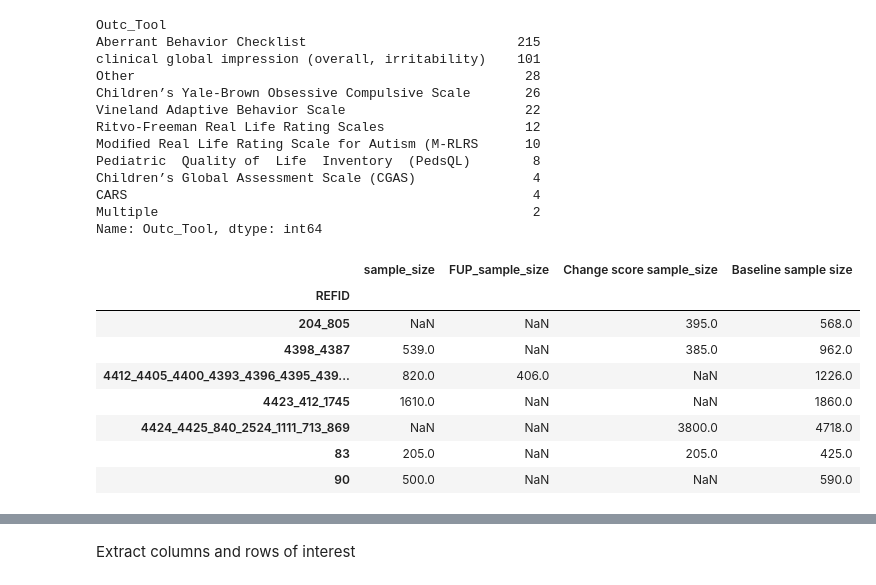
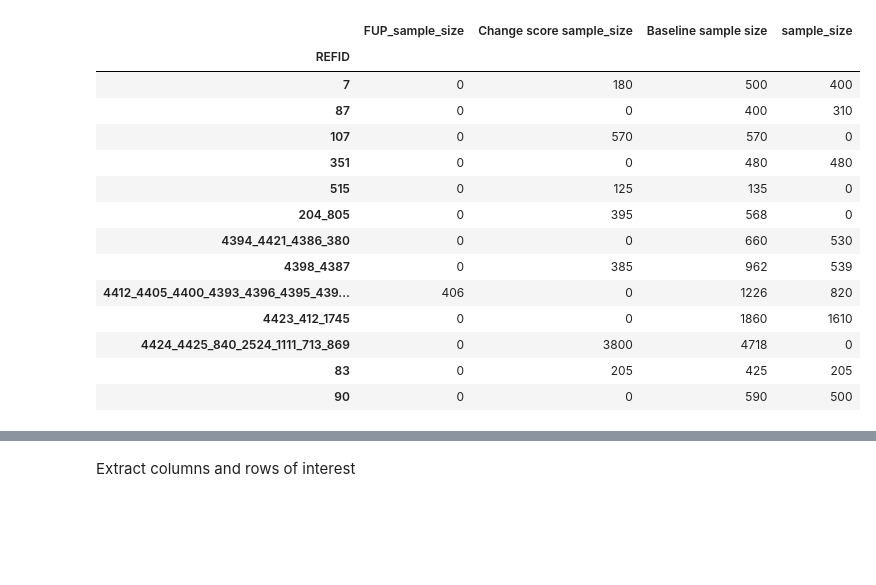
Before and after one commit to fonnesbeck/ASD_CER_Update, a Jupyter notebook: ASD CER Meta-analysis.ipynb, the cells around one changed output, grey strips where cells are left out. Saved outputs shown, nothing was run; the diff lists cells and outputs as text; code cells hidden in the pictures; blank space fills up the shorter version.

```diff
--- a/ASD CER Meta-analysis.ipynb
+++ b/ASD CER Meta-analysis.ipynb
@@ -6,7 +15,8 @@ import pymc3 as pm
 import seaborn as sns
 import matplotlib.pyplot as plt
 # %%
-antipsychotic_data = (pd.read_excel('data/ASD_Antipsychotics_MPH_MasterData_V3.xlsx',
-                                    sheetname='Antipsychotics_data',
-                                    na_values=['ND','NR','NRNR']))
+abc_data = (pd.read_excel('data/ASD_ABC_CGI_data for MA_05252016.xlsx',
+                                    sheetname='ABC_data',
+                                    na_values=['ND','NR','NRNR'])
+                     .replace({'Intervention_category':{'placebo':'Placebo'}}))
 # %%
@@ -41,34 +51,24 @@ Index(['REFID', 'Citation', 'Child Paper', 'Rx Grouping', 'Group_Desc',
       dtype='object')
-# %%
-antipsychotic_data.groupby('Outc_Tool').Outc_Tool.count().sort_values(ascending=False)
-# %% [output]
-Outc_Tool
-Aberrant Behavior Checklist                           215
-clinical global impression (overall, irritability)    101
-Other                                                  28
-Children’s Yale-Brown Obsessive Compulsive Scale       26
-Vineland Adaptive Behavior Scale                       22
-Ritvo-Freeman Real Life Rating Scales                  12
-Modiﬁed Real Life Rating Scale for Autism (M-RLRS      10
-Pediatric  Quality of  Life  Inventory  (PedsQL)        8
-Children’s Global Assessment Scale (CGAS)               4
-CARS                                                    4
-Multiple                                                2
-Name: Outc_Tool, dtype: int64
 # %%
-(antipsychotic_data[antipsychotic_data.Outc_Tool=='Aberrant Behavior Checklist']
+(abc_data[abc_data.Outc_Tool=='Aberrant Behavior Checklist']
              .groupby('REFID')
              .agg({'Baseline sample size' : np.sum,
                    'sample_size' : np.sum,
                    'FUP_sample_size': np.sum,
-                   'Change score sample_size': np.sum}))
+                   'Change score sample_size': np.sum})).fillna(0).astype(int)
 # %% [output]
-|  | sample_size | FUP_sample_size | Change score sample_size | Baseline sample size |
+|  | FUP_sample_size | Change score sample_size | Baseline sample size | sample_size |
 | REFID |  |  |  |  |
-| 204_805 | NaN | NaN | 395.0 | 568.0 |
-| 4398_4387 | 539.0 | NaN | 385.0 | 962.0 |
-| 4412_4405_4400_4393_4396_4395_439... | 820.0 | 406.0 | NaN | 1226.0 |
-| 4423_412_1745 | 1610.0 | NaN | NaN | 1860.0 |
-| 4424_4425_840_2524_1111_713_869 | NaN | NaN | 3800.0 | 4718.0 |
-| 83 | 205.0 | NaN | 205.0 | 425.0 |
-| 90 | 500.0 | NaN | NaN | 590.0 |
+| 7 | 0 | 180 | 500 | 400 |
+| 87 | 0 | 0 | 400 | 310 |
+| 107 | 0 | 570 | 570 | 0 |
+| 351 | 0 | 0 | 480 | 480 |
+| 515 | 0 | 125 | 135 | 0 |
+| 204_805 | 0 | 395 | 568 | 0 |
+| 4394_4421_4386_380 | 0 | 0 | 660 | 530 |
+| 4398_4387 | 0 | 385 | 962 | 539 |
+| 4412_4405_4400_4393_4396_4395_439... | 406 | 0 | 1226 | 820 |
+| 4423_412_1745 | 0 | 0 | 1860 | 1610 |
+| 4424_4425_840_2524_1111_713_869 | 0 | 3800 | 4718 | 0 |
+| 83 | 0 | 205 | 425 | 205 |
+| 90 | 0 | 0 | 590 | 500 |
```
Also changed, not shown: parts of 23 cells of this notebook, 3 other files.
